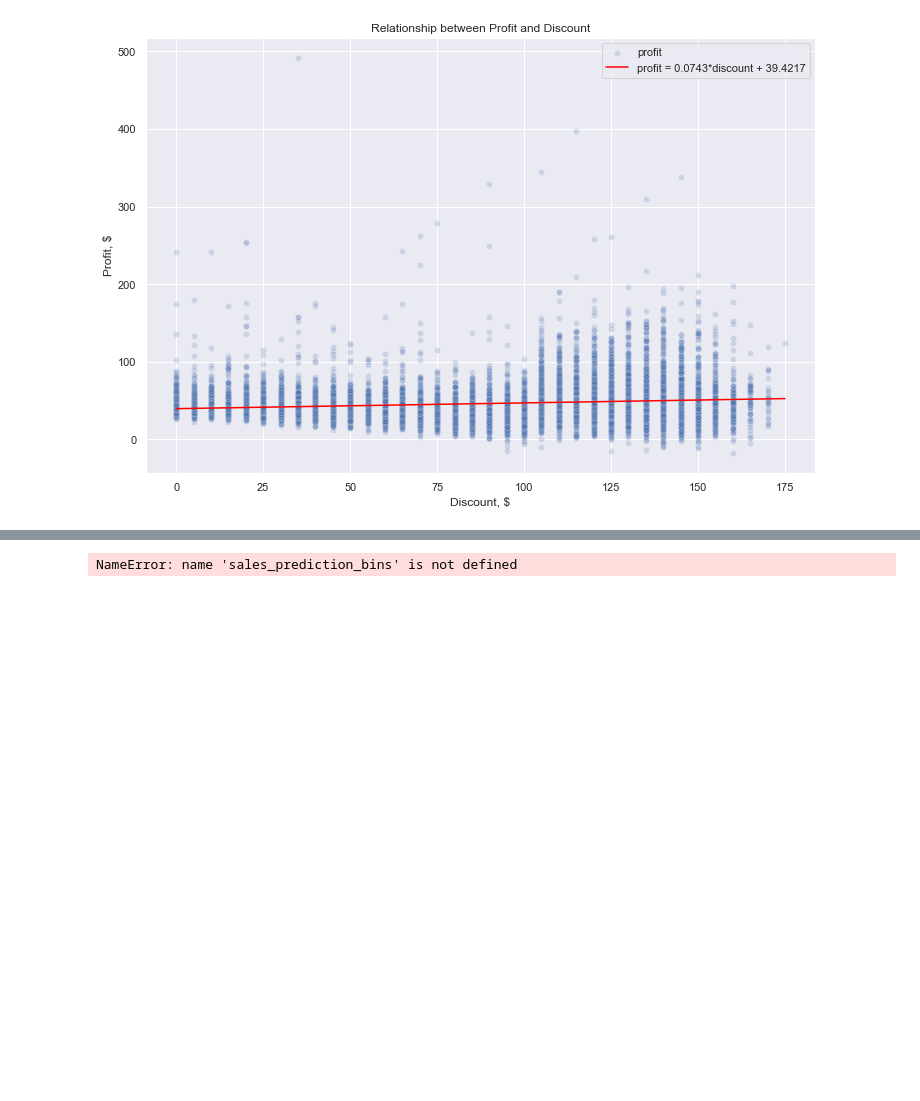
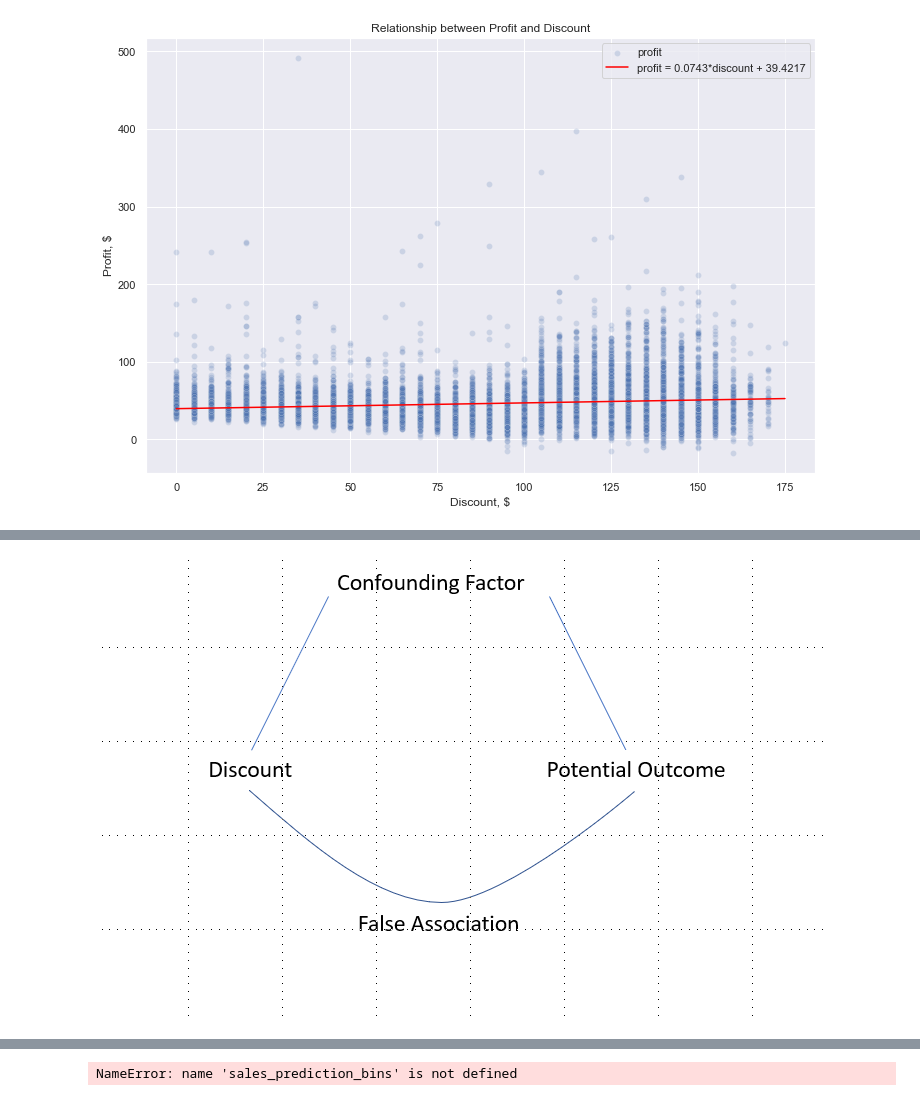
Before and after one commit to oscar-esvi/Predicting-the-Profitability-of-Discounts, a Jupyter notebook: Estimating_the_Profitability_of_Discounts.ipynb, the cells around one changed output, grey strips where cells are left out. Cells and saved outputs as stored; diff of their text form; code cells hidden in the pictures; blank space fills up the shorter version.

```diff
--- a/Estimating_the_Profitability_of_Discounts.ipynb
+++ b/Estimating_the_Profitability_of_Discounts.ipynb
@@ -248,3 +285,8 @@ strong multicollinearity or other numerical problems.
+# %%
+# Draw a causal graph that is in line with our understanding of the bias in this relationship (between discount and potential outcome)
+display.Image("./Confounding Factor.png")
+# %% [output]
+[figure, added]
 # %%
 # In order to estimate the impact of discounts on profits, we have to compare customers with the same sales predictions.
 # %%
```
Also changed, not shown: parts of 32 cells of this notebook, 2 other files.
